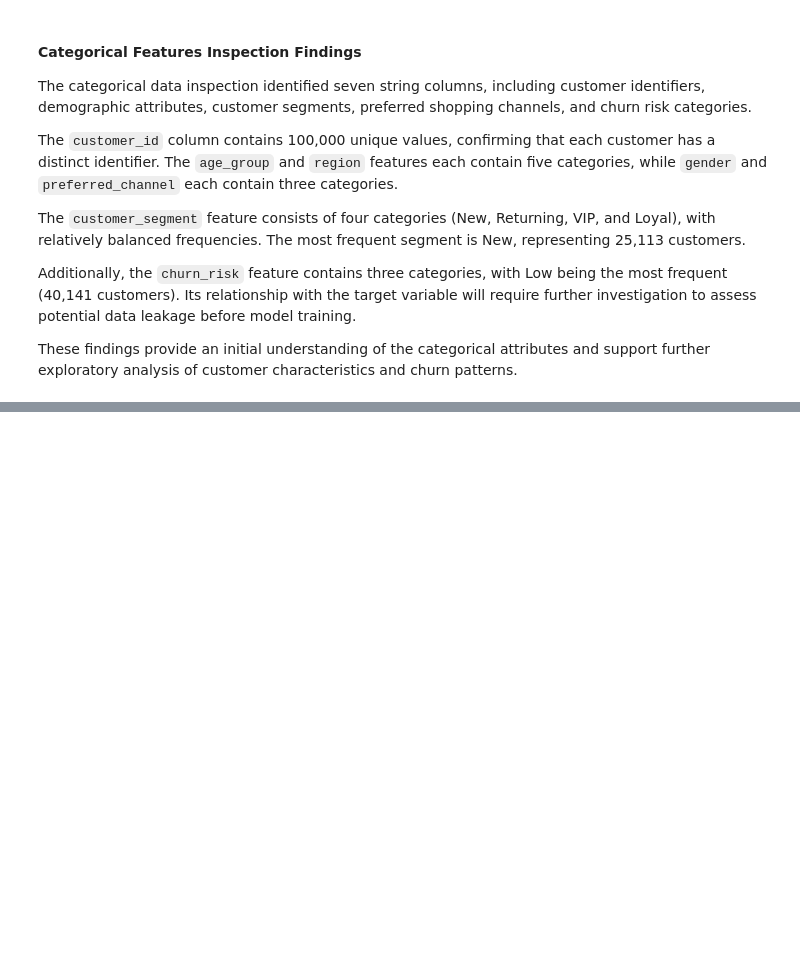
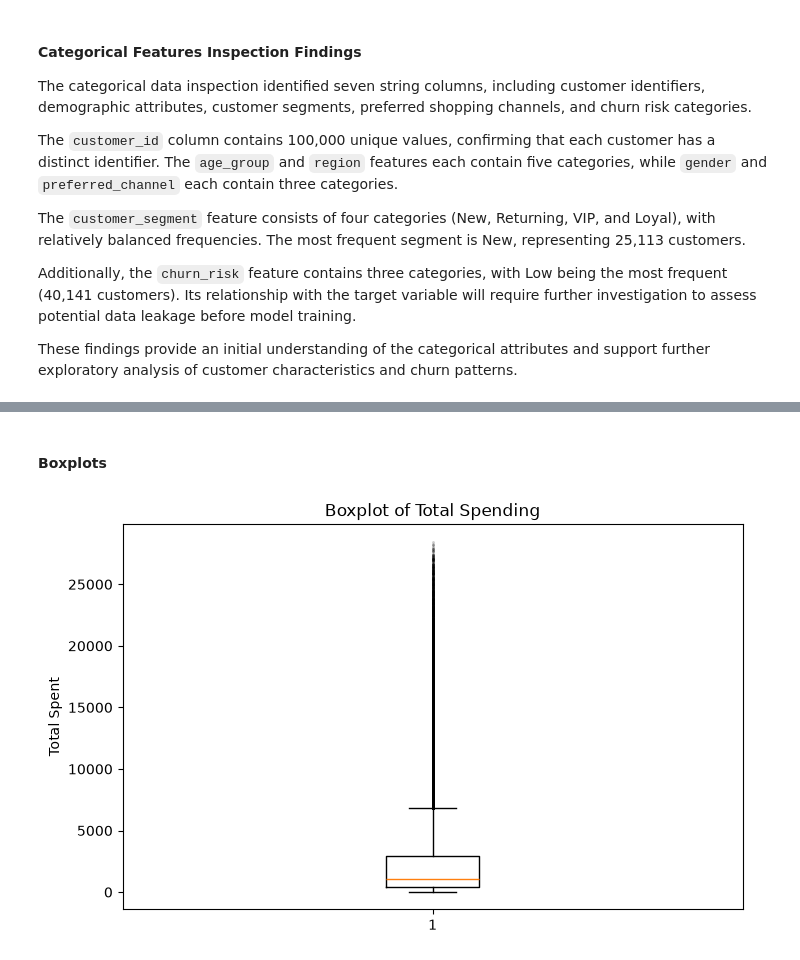
Before and after one commit to jooryA/SWE485-Project-Group6, a Jupyter notebook: Phase1_Data_Exploration.ipynb, the cells around one changed output, grey strips where cells are left out. Saved outputs shown, nothing was run; the diff lists cells and outputs as text; code cells hidden in the pictures; blank space fills up the shorter version.

```diff
--- a/Phase1_Data_Exploration.ipynb
+++ b/Phase1_Data_Exploration.ipynb
@@ -159,0 +238,16 @@ These findings provide an initial understanding of the categorical attributes an
+# %% [markdown]
+#### Boxplots
+# %%
+plt.figure(figsize=(8, 5))
+
+plt.boxplot(
+    df['total_spent'],
+    flierprops={'marker': '.', 'markersize': 2, 'alpha': 0.2}
+)
+
+plt.title('Boxplot of Total Spending')
+plt.ylabel('Total Spent')
+
+plt.show()
+# %% [output]
+[figure, added]
```
Also changed, not shown: parts of 38 cells of this notebook.
